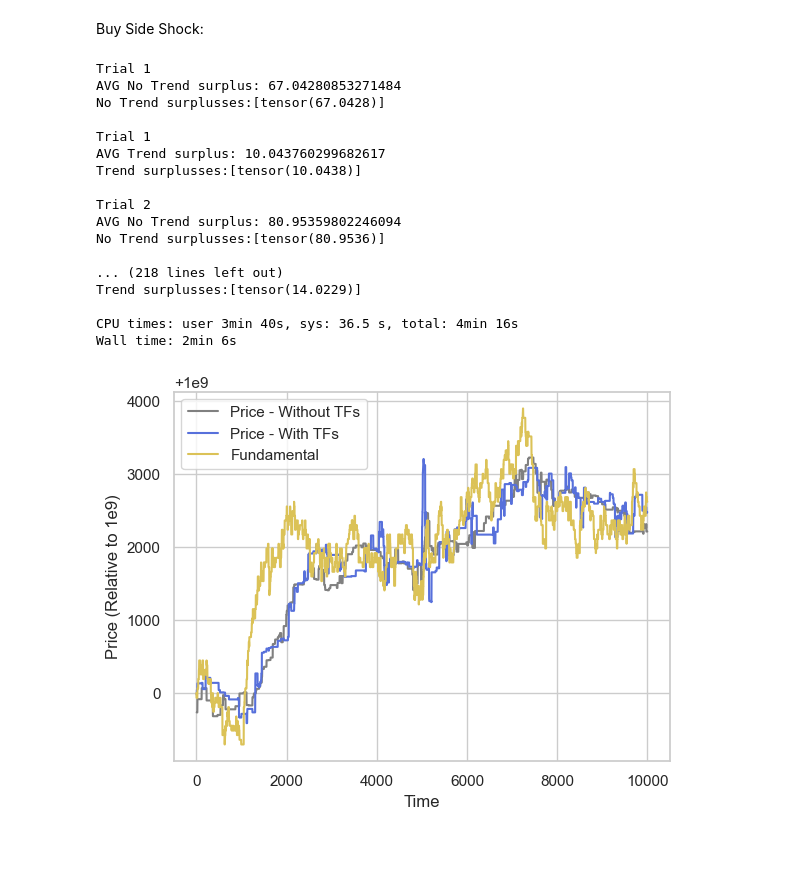
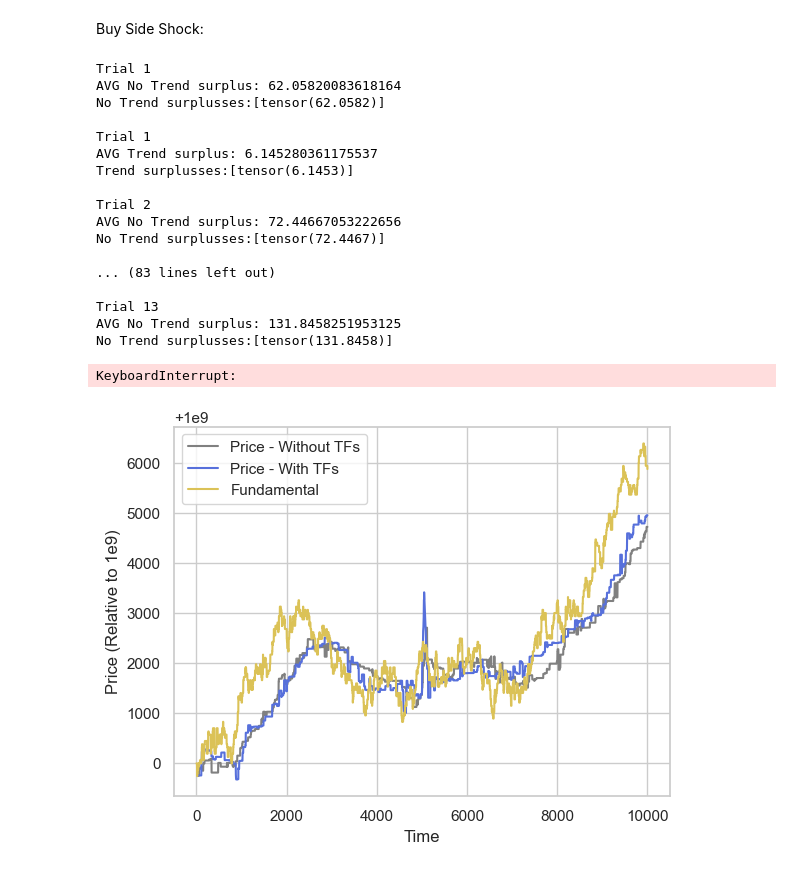
Before and after one commit to dipplestix/pymarketsim, a Jupyter notebook: recreation.ipynb, the cells around one changed output. Saved outputs shown, nothing was run; the diff lists cells and outputs as text; code cells hidden in the pictures.

```diff
--- a/recreation.ipynb
+++ b/recreation.ipynb
@@ -1234,7 +1234,7 @@ for seed in range(1, 30):
                 strategic_variance = 1e6,
                 shock_entry_time = 5000,
                 shock_interval = 100,
-                shock_volume = 30,
+                shock_volume = 50,
                 shock_side = BUY,
                 L = 4,
                 PI = 50.0,
@@ -1281,7 +1281,7 @@ for seed in range(1, 30):
                 strategic_variance = 1e6,
                 shock_entry_time = 5000,
                 shock_interval = 100,
-                shock_volume = 30,
+                shock_volume = 50,
                 shock_side = BUY,
                 L = 4,
                 PI = 50.0,
@@ -1315,41 +1315,42 @@ for seed in range(1, 30):
 
     # Plot using Seaborn and Matplotlib
     sns.set(style="whitegrid")
     palette = sns.color_palette("hls", 8)
     sns.lineplot(data=prices_nt, color='gray', label='Price - Without TFs')
     sns.lineplot(data=prices, color=palette[5], label='Price - With TFs')
     sns.lineplot(data=fnt, color=palette[1], label='Fundamental')
     # sns.lineplot(data=f, color='green', label='Fundamental')
 
 
     # Set plot labels and title
     plt.xlabel('Time')
     plt.ylabel('Price (Relative to 1e9)')
     plt.title('')
 
     # Display legend
     plt.legend()
 
     base = "/Users/rishithseelam/Code/SURE-SRG/market-sim-py/results/fig_6.3/"
 
     # Show plot
     plt.savefig(base + f"6.3_{seed}_BUY.png")
 # %% [output]
 Trial 1
-AVG No Trend surplus: 67.04280853271484
-No Trend surplusses:[tensor(67.0428)]
+AVG No Trend surplus: 62.05820083618164
+No Trend surplusses:[tensor(62.0582)]
 
 Trial 1
-AVG Trend surplus: 10.043760299682617
-Trend surplusses:[tensor(10.0438)]
+AVG Trend surplus: 6.145280361175537
+Trend surplusses:[tensor(6.1453)]
 
 Trial 2
-AVG No Trend surplus: 80.95359802246094
-No Trend surplusses:[tensor(80.9536)]
+AVG No Trend surplus: 72.44667053222656
+No Trend surplusses:[tensor(72.4467)]
 
-... (218 lines left out)
-Trend surplusses:[tensor(14.0229)]
+... (83 lines left out)
 
-CPU times: user 3min 40s, sys: 36.5 s, total: 4min 16s
-Wall time: 2min 6s
+Trial 13
+AVG No Trend surplus: 131.8458251953125
+No Trend surplusses:[tensor(131.8458)]
+KeyboardInterrupt:
-[figure, old version]
+[figure, new version]
```
Also changed, not shown: 22 other files.
